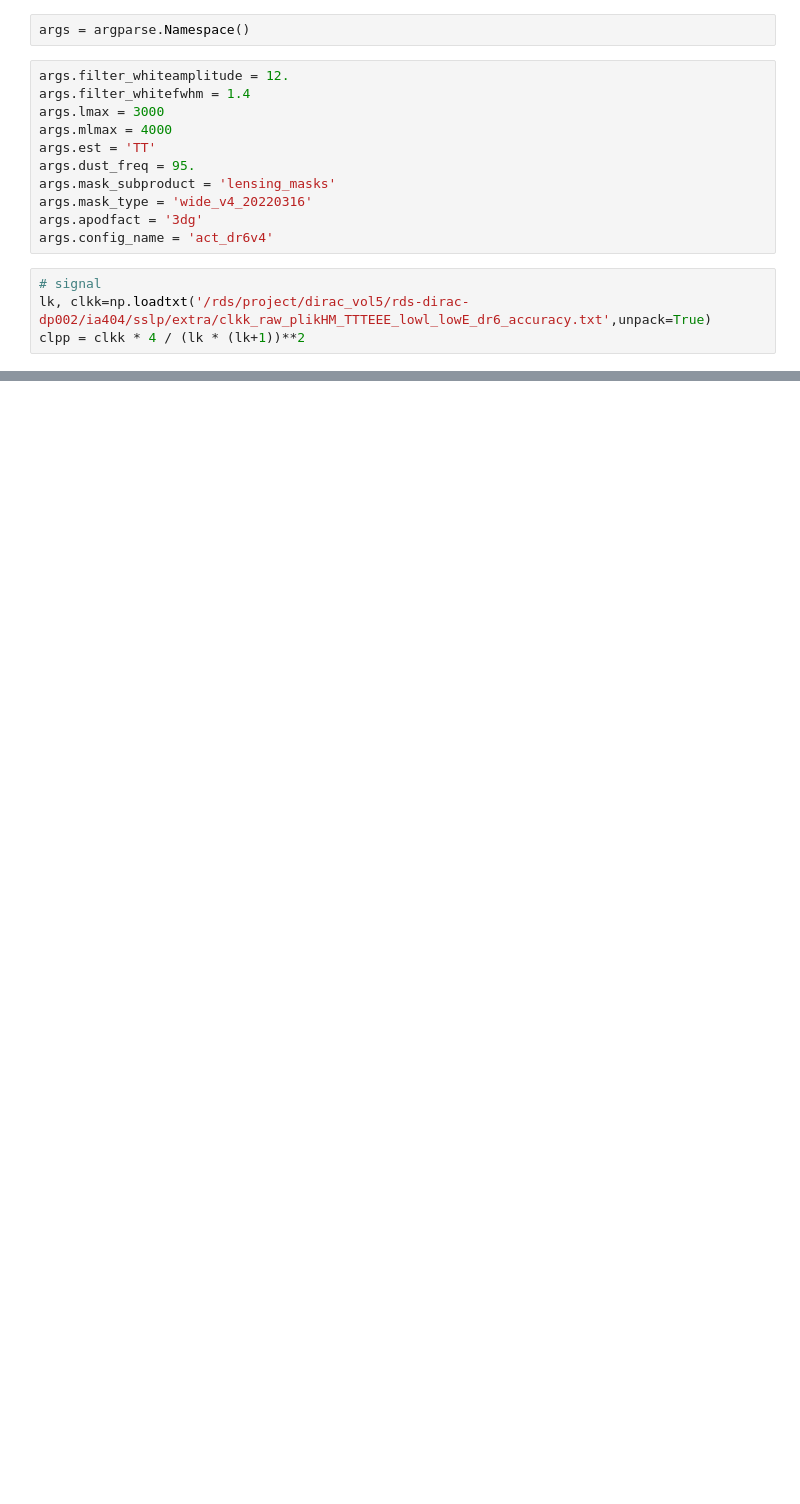
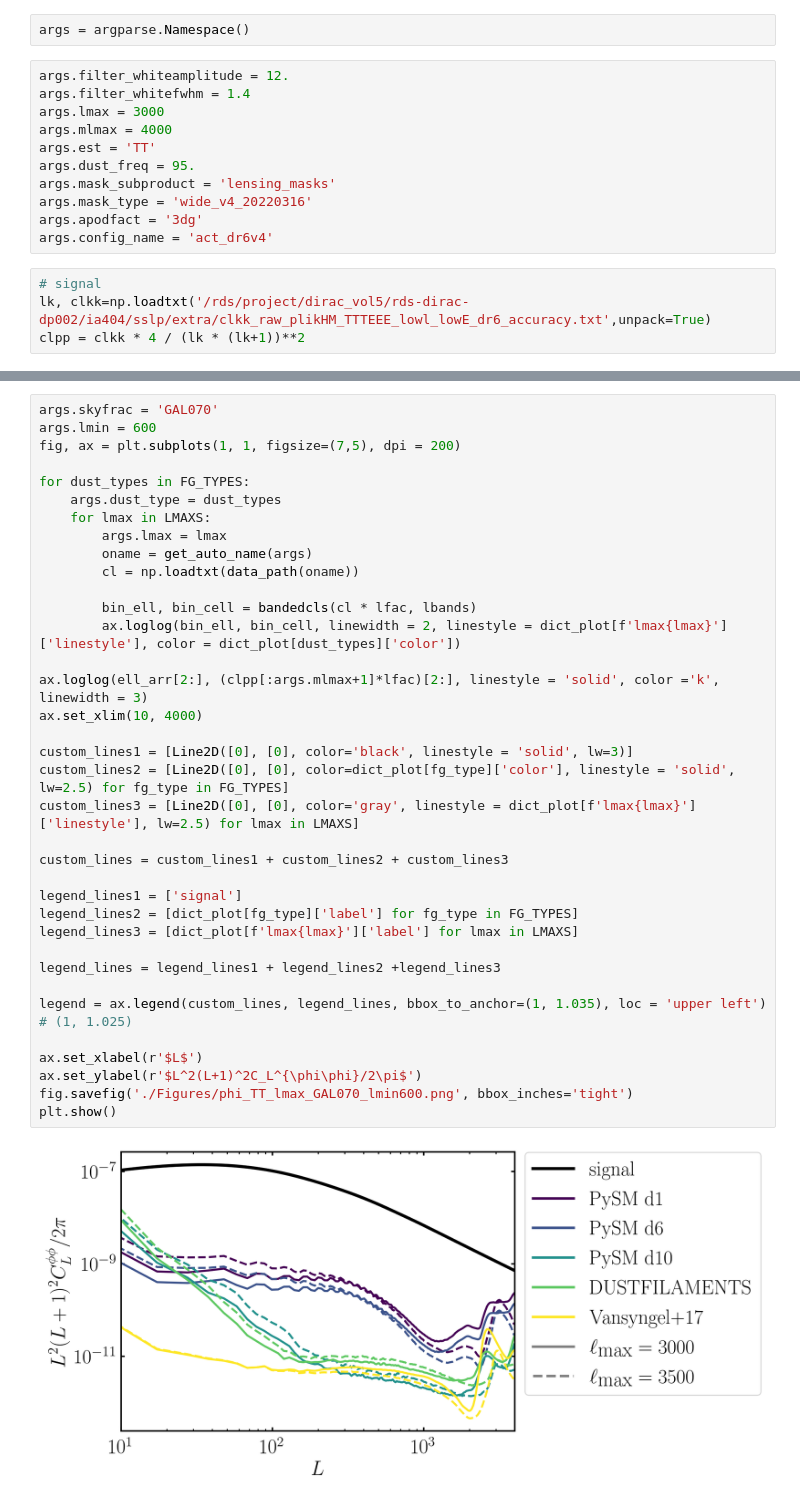
Before and after one commit to iabrilcabezas/dustbias, a Jupyter notebook: mbatch/stage_plot.ipynb, the cells around one changed output, grey strips where cells are left out. Drawn from its saved outputs; the diff is of its cells as text; blank space fills up the shorter version.

```diff
--- a/mbatch/stage_plot.ipynb
+++ b/mbatch/stage_plot.ipynb
@@ -147,0 +192,38 @@ plt.show()
+# %%
+args.skyfrac = 'GAL070'
+args.lmin = 600
+fig, ax = plt.subplots(1, 1, figsize=(7,5), dpi = 200)
+
+for dust_types in FG_TYPES:
+    args.dust_type = dust_types
+    for lmax in LMAXS:
+        args.lmax = lmax
+        oname = get_auto_name(args)
+        cl = np.loadtxt(data_path(oname))
+
+        bin_ell, bin_cell = bandedcls(cl * lfac, lbands)
+        ax.loglog(bin_ell, bin_cell, linewidth = 2, linestyle = dict_plot[f'lmax{lmax}']['linestyle'], color = dict_plot[dust_types]['color'])
+
+ax.loglog(ell_arr[2:], (clpp[:args.mlmax+1]*lfac)[2:], linestyle = 'solid', color ='k', linewidth = 3)
+ax.set_xlim(10, 4000)
+
+custom_lines1 = [Line2D([0], [0], color='black', linestyle = 'solid', lw=3)]
+custom_lines2 = [Line2D([0], [0], color=dict_plot[fg_type]['color'], linestyle = 'solid', lw=2.5) for fg_type in FG_TYPES]
+custom_lines3 = [Line2D([0], [0], color='gray', linestyle = dict_plot[f'lmax{lmax}']['linestyle'], lw=2.5) for lmax in LMAXS]
+
+custom_lines = custom_lines1 + custom_lines2 + custom_lines3
+
+legend_lines1 = ['signal']
+legend_lines2 = [dict_plot[fg_type]['label'] for fg_type in FG_TYPES]
+legend_lines3 = [dict_plot[f'lmax{lmax}']['label'] for lmax in LMAXS]
+
+legend_lines = legend_lines1 + legend_lines2 +legend_lines3
+
+legend = ax.legend(custom_lines, legend_lines, bbox_to_anchor=(1, 1.035), loc = 'upper left') # (1, 1.025)
+
+ax.set_xlabel(r'$L$')
+ax.set_ylabel(r'$L^2(L+1)^2C_L^{\phi\phi}/2\pi$')
+fig.savefig('./Figures/phi_TT_lmax_GAL070_lmin600.png', bbox_inches='tight')
+plt.show()
+# %% [output]
+[figure, added]
```
Also changed, not shown: parts of 8 cells of this notebook, 3 other files.
